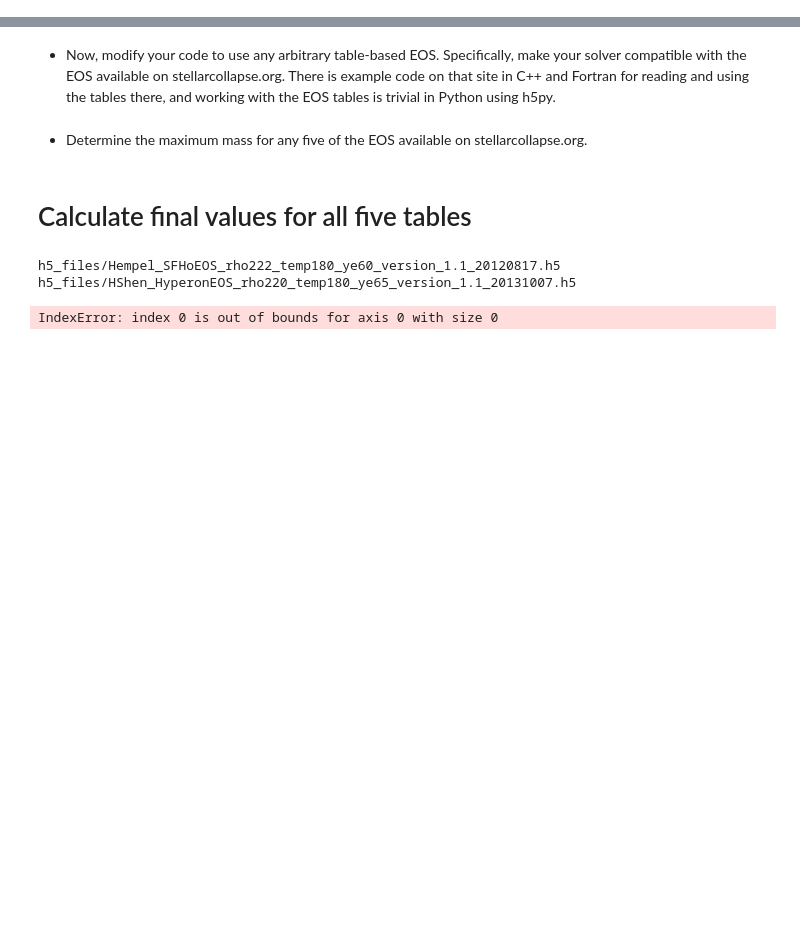
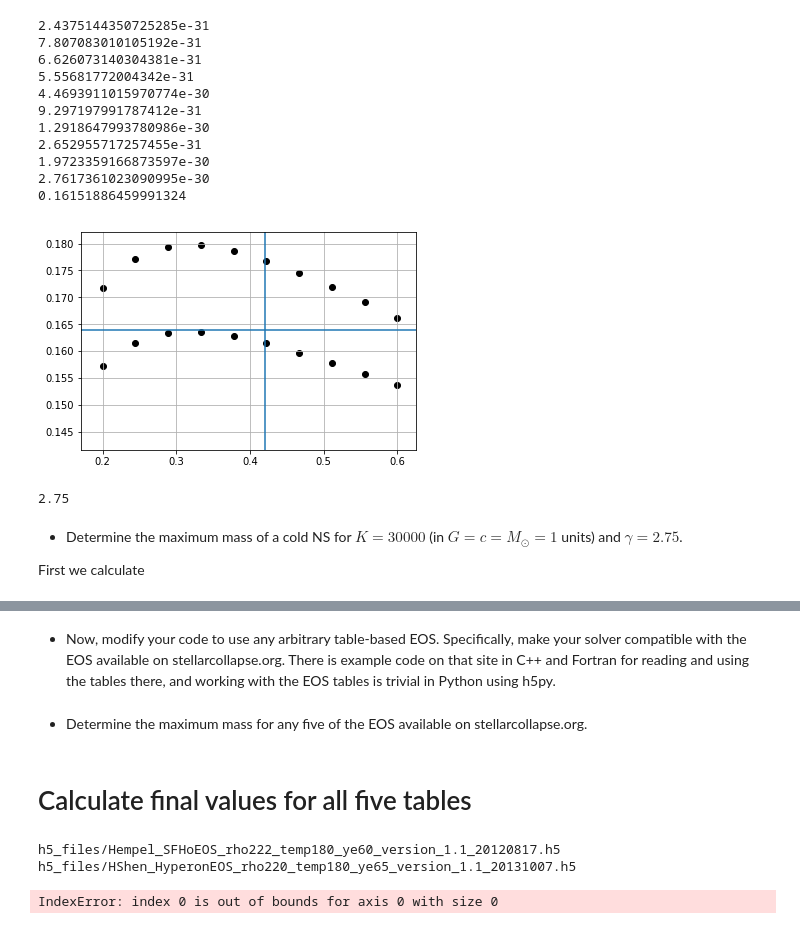
Before and after one commit to halvarsu/PHY905-Numerical-Relativity, a Jupyter notebook: project1/Project1_TOV_solver.ipynb, the cells around one changed output, grey strips where cells are left out. Cells and saved outputs as stored; diff of their text form; code cells hidden in the pictures; blank space fills up the shorter version.

```diff
--- a/project1/Project1_TOV_solver.ipynb
+++ b/project1/Project1_TOV_solver.ipynb
@@ -0,0 +31,41 @@
+# %%
+test_star = PolytropeStar(gamma = 2)
+integrator = 'dopri5'
+
+for rhoc_bar in np.linspace(0.2, 0.6, 10):
+    test_star.set_initial_conditions(rhoc = rhoc_bar)
+    solver =  test_star.solve_star_ivp(integrator = integrator)
+    print(solver.y[1][-1])
+    plt.scatter(rhoc_bar, solver.y[0][-1], c='k')
+    plt.scatter(rhoc_bar, solver.y[3][-1], c='k')
+solver = test_star.set_initial_conditions(rhoc = 0.420).solve_star_ivp(
+                    integrator = integrator)
+print(solver.y[0][-1])
+plt.axvline(0.42)
+plt.axhline(0.164)
+plt.grid()
+# %% [output]
+2.4375144350725285e-31
+7.807083010105192e-31
+6.626073140304381e-31
+5.55681772004342e-31
+4.4693911015970774e-30
+9.297197991787412e-31
+1.2918647993780986e-30
+2.652955717257455e-31
+1.9723359166873597e-30
+2.7617361023090995e-30
+0.16151886459991324
+[figure, added]
+# %%
+n = 4/7
+gamma = 1+1/n
+print(gamma)
+
+K = 30000 # in c = G = M_sun = 1
+# %% [output]
+2.75
+# %% [markdown]
+  - Determine the maximum mass of a cold NS for $K=30000$ (in $G=c=M_\odot=1$ units) and $\gamma=2.75$.
+
+First we calculate
```
Also changed, not shown: parts of 7 cells of this notebook, 1 other file.
